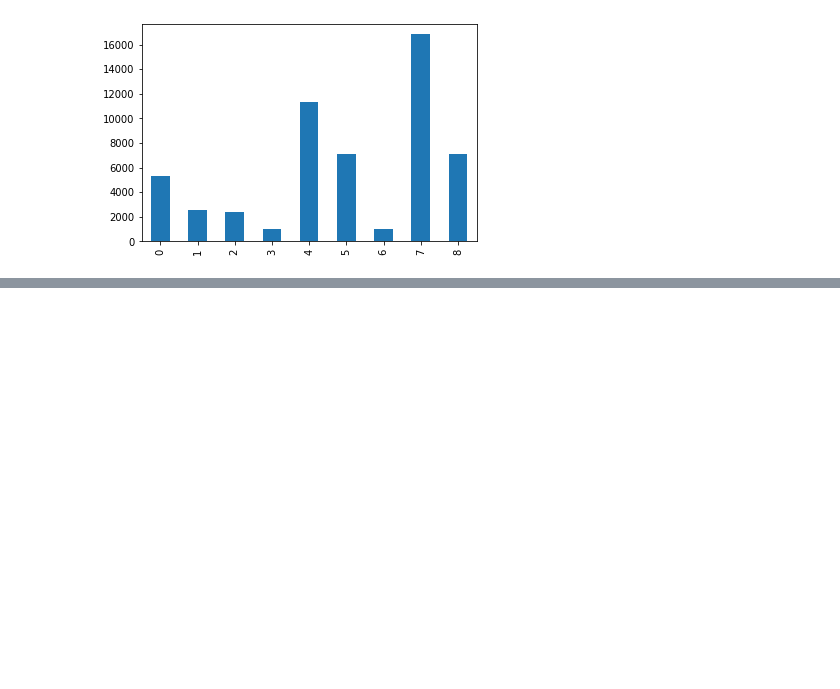
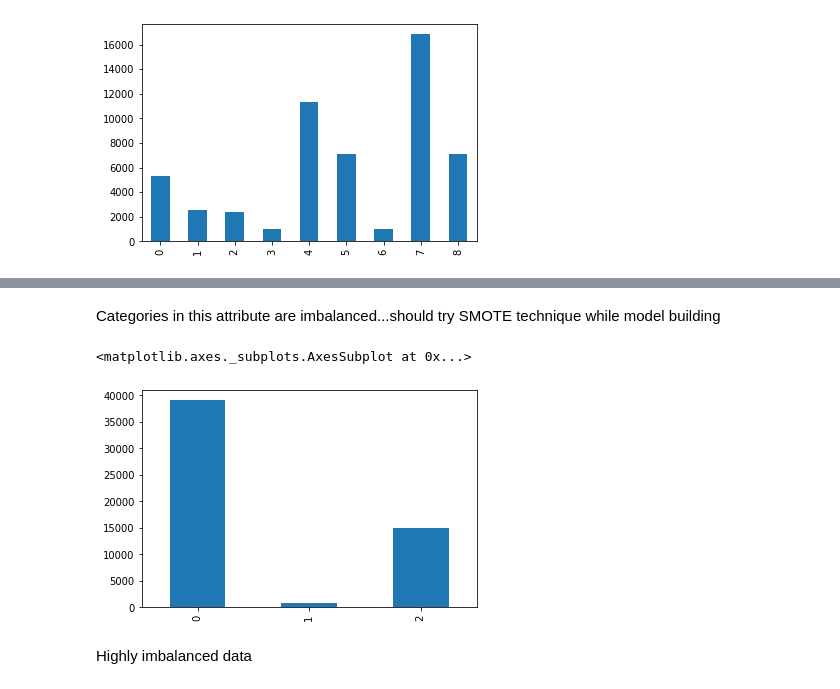
Before and after one commit to PraneethVasarla/HR-Analytics, a Jupyter notebook: HR Analytics.ipynb, the cells around one changed output, grey strips where cells are left out. Cells and saved outputs as stored; diff of their text form; code cells hidden in the pictures; blank space fills up the shorter version.

```diff
--- a/HR Analytics.ipynb
+++ b/HR Analytics.ipynb
@@ -435,0 +438,9 @@ train.department.value_counts(sort=False).plot(kind='bar')
+# %% [markdown]
+Categories in this attribute are imbalanced...should try SMOTE technique while model building
+# %%
+train.education.value_counts(sort=False).plot(kind = 'bar')
+# %% [output]
+<matplotlib.axes._subplots.AxesSubplot at 0x...>
+[figure, added]
+# %% [markdown]
+Highly imbalanced data
```
Also changed, not shown: parts of 5 cells of this notebook.
